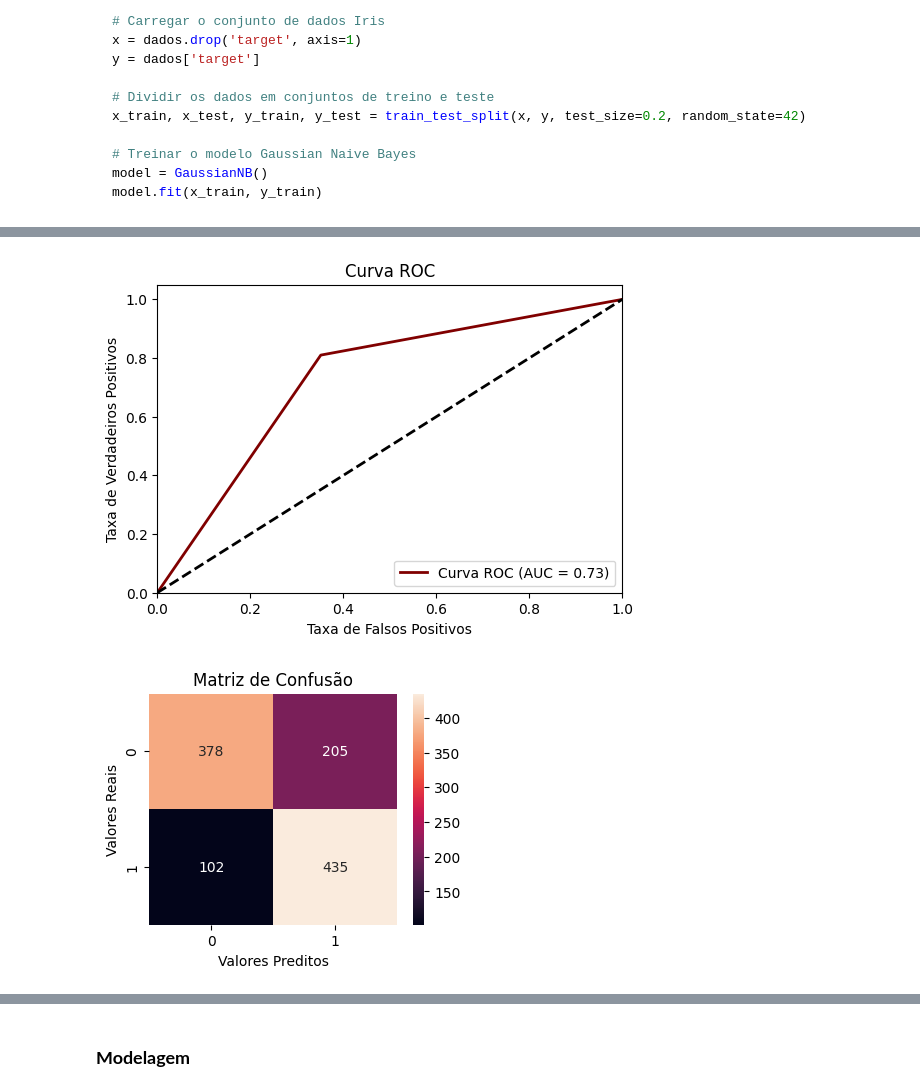
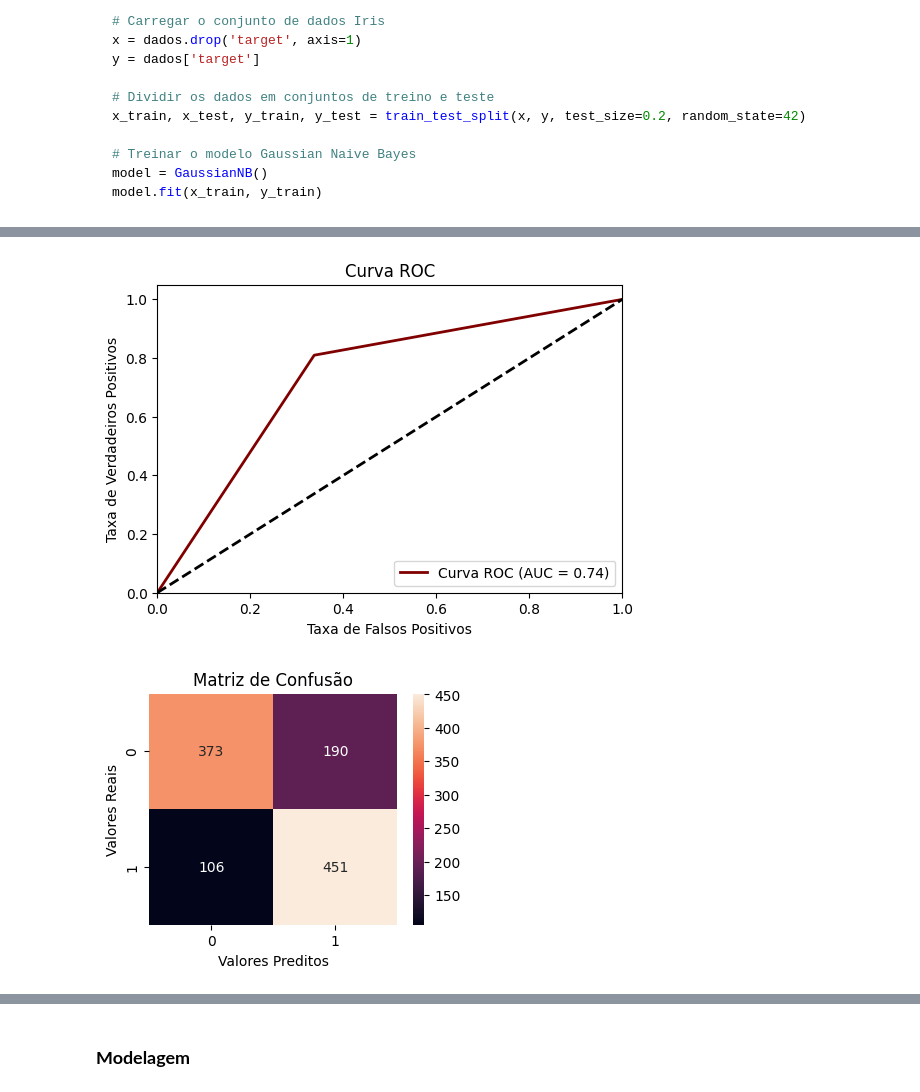
Before and after one commit to OviedoVR/ML_especializacao, a Jupyter notebook: notebooks/classificacao.ipynb, the cells around one changed output, grey strips where cells are left out. Cells and saved outputs as stored; diff of their text form; code cells hidden in the pictures.

```diff
--- a/notebooks/classificacao.ipynb
+++ b/notebooks/classificacao.ipynb
@@ -417,11 +412,21 @@ churn.dropna(axis=0, inplace=True)
 
 # Dividir os dados em variáveis independentes (X) e dependentes (Y)
 array = churn.values
-x= array[:, 0:8]    # colunas 0-7
-y = array[:, -1]     # target (última coluna)
+features = churn.drop('Churn', axis=1)
+target = churn[['Churn']]
 
 # Dividir os dados em conjuntos de treino e teste
-x_treino, x_teste, y_treino, y_teste = train_test_split(x, y, test_size=0.3, random_state=35)
+x_treino, x_teste, y_treino, y_teste = train_test_split(features, target, test_size=0.3, random_state=35)
+
+# Normalização (treino)
+x_treino['tenure'] = churn['tenure'].apply(lambda x: (x - x_treino['tenure'].mean()) / x_treino['tenure'].std() )
+x_treino['MonthlyCharges'] = x_treino['MonthlyCharges'].apply(lambda x: (x - x_treino['MonthlyCharges'].mean()) / x_treino['MonthlyCharges'].std() )
+x_treino['TotalCharges'] = x_treino['TotalCharges'].apply(lambda x: (x - x_treino['TotalCharges'].mean()) / x_treino['TotalCharges'].std() )
+# Normalização (teste)
+x_teste['tenure'] = churn['tenure'].apply(lambda x: (x - x_teste['tenure'].mean()) / x_teste['tenure'].std() )
+x_teste['MonthlyCharges'] = x_teste['MonthlyCharges'].apply(lambda x: (x - x_teste['MonthlyCharges'].mean()) / x_teste['MonthlyCharges'].std() )
+x_teste['TotalCharges'] = x_teste['TotalCharges'].apply(lambda x: (x - x_teste['TotalCharges'].mean()) / x_teste['TotalCharges'].std() )
+
 
 # Treinar o modelo de regressão logística
 modelo = LogisticRegression()
@@ -592,35 +601,24 @@ model.fit(x_train, y_train)
 # %%
 from sklearn.naive_bayes import GaussianNB
 
-array = churn.values
-x = array[:, 0:8]    # colunas 0-7
-y = array[:, -1]     # target (última coluna)
-
-# Dividir os dados em conjuntos de treino e teste
-x_train, x_test, y_train, y_test = train_test_split(x, y, test_size=0.3, random_state=42)
-
 # Treinar o modelo Gaussian Naive Bayes
 model = GaussianNB()
-model.fit(x_train, y_train)
+model.fit(x_treino, y_treino)
 
 # Fazer previsões nos conjuntos de treino e teste
-y_train_pred = model.predict(x_train)
-y_test_pred = model.predict(x_test)
+y_train_pred = model.predict(x_treino)
+y_test_pred = model.predict(x_teste)
 
 # Medir a acurácia nos conjuntos de treino e teste
-train_accuracy = round(accuracy_score(y_train, y_train_pred), 1)
-test_accuracy = round(accuracy_score(y_test, y_test_pred), 1)
+train_accuracy = round(accuracy_score(y_treino, y_train_pred), 1)
+test_accuracy = round(accuracy_score(y_teste, y_test_pred), 1)
 
 print(f'Acurácia no conjunto de treino: {train_accuracy}%')
 print(f'Acurácia no conjunto de teste: {test_accuracy}%')
 
-# Relatório de classificação para o conjunto de teste
-print("\nRelatório de classificação para o conjunto de teste:")
-print(classification_report(y_test, y_test_pred))
-
 # Matriz de confusão para o conjunto de teste
 print("Matriz de confusão para o conjunto de teste:")
-print(confusion_matrix(y_test, y_test_pred))
+print(confusion_matrix(y_teste, y_test_pred))
 # %% [output]
 Acurácia no conjunto de treino: 0.7%
 Acurácia no conjunto de teste: 0.7%
@@ -641,7 +628,7 @@ Matriz de confusão para o conjunto de teste:
 # %%
 # Calcular a curva ROC e a AUC
-fpr, tpr, thresholds = roc_curve(y_test, y_test_pred)
-roc_auc = roc_auc_score(y_test, y_test_pred)
+fpr, tpr, thresholds = roc_curve(y_teste, y_test_pred)
+roc_auc = roc_auc_score(y_teste, y_test_pred)
 
 # Plotar a curva ROC
 fig, ax = plt.subplots(figsize=(6,4))
@@ -655,17 +642,17 @@ plt.title('Curva ROC')
 plt.legend(loc='lower right')
 plt.show()
 # %% [output]
-[figure, old version]
+[figure, new version]
 # %%
 # Visualizando a matriz  de confusão
-matriz_NB = confusion_matrix(y_test, y_test_pred)
+matriz_NB = confusion_matrix(y_teste, y_test_pred)
 plt.figure(figsize=(4,3))
 sns.heatmap(matriz_NB,annot=True,fmt='d')
 plt.xlabel('Valores Preditos');
 plt.ylabel('Valores Reais');
 plt.title('Matriz de Confusão');
 # %% [output]
-[figure, old version]
+[figure, new version]
 # %% [markdown]
 ## **Decision Tree**
 
```
Also changed, not shown: parts of 11 cells of this notebook.
